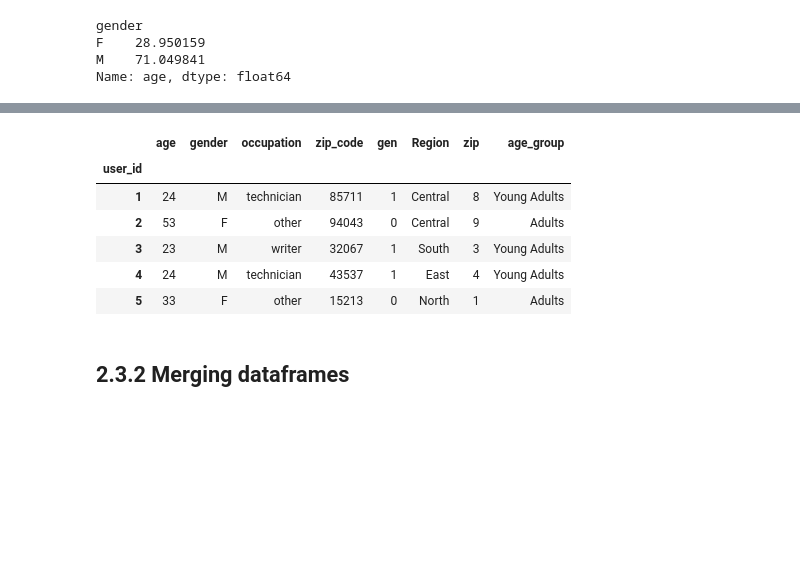
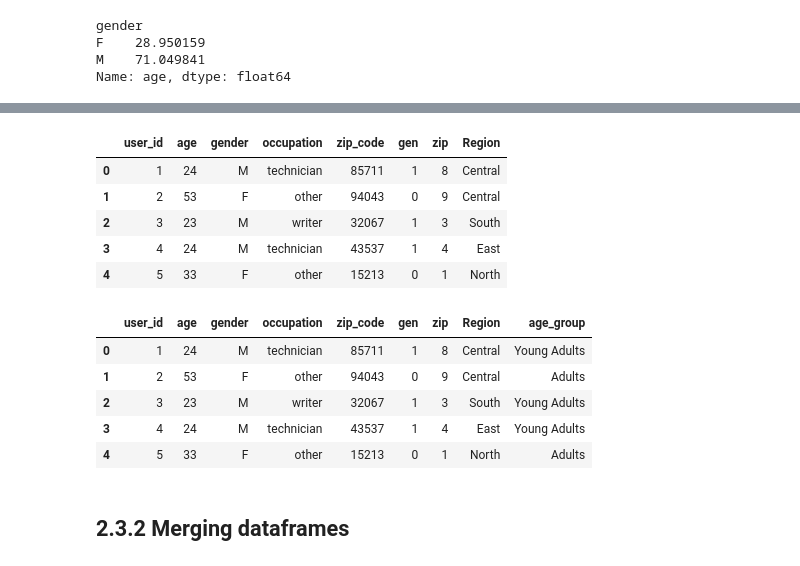
Before and after one commit to uliang/MS_Python_Training, a Jupyter notebook: Unit 2.3 Data Manipulations.ipynb, the cells around one changed output, grey strips where cells are left out. Drawn from its saved outputs; the diff is of its cells as text; code cells hidden in the pictures; blank space fills up the shorter version.

```diff
--- a/Unit 2.3 Data Manipulations.ipynb
+++ b/Unit 2.3 Data Manipulations.ipynb
@@ -250,6 +252,6 @@ Name: age, dtype: float64
 # %%
 # What are the percentages of male users for each occupation?
 # First, create a new column to convert string to numbers/boolean
-user['gen'] = user['gender'].apply(lambda x: 1 if x=='M' else 0)
+user['gen'] = user['gender'].map({'M': 1, 'F': 0})
 user.head()
 # %% [output]
@@ -315,20 +328,27 @@ First digit of zip_code => Region
 # %%
 # Write a function to return a new column with 'Region'
-#def get_region(x):
-#    x = pd.to_numeric(x, errors='coerce')
-#    if x in [0,1]:
-#        return 'North'
-#    elif x in [2,3]:
-#        return 'South'
-#    elif x in [4,5]:
-#        return 'East'
-#    elif x in [6,7]:
-#        return 'West'
-#    elif x in [8,9]:
-#        return 'Central'
-#    else:
-#        return None
+def get_region(x):
+    x = pd.to_numeric(x, errors='coerce')
+    if x <= 1:
+        return 'North'
+    elif x <= 3:
+        return 'South'
+    elif x <= 5:
+        return 'East'
+    elif x <= 7:
+        return 'West'
+    elif x <= 9:
+        return 'Central'
+    else:
+        return None
 
-#user['zip'] = user['zip_code'].str[0].astype('int')
-#user['Region'] = user['zip'].apply(get_region)
-#user.head()
+user['zip'] = user['zip_code'].str[0]
+user['Region'] = user['zip'].apply(get_region)
+user.head()
+# %% [output]
+|  | user_id | age | gender | occupation | zip_code | gen | zip | Region |
+| 0 | 1 | 24 | M | technician | 85711 | 1 | 8 | Central |
+| 1 | 2 | 53 | F | other | 94043 | 0 | 9 | Central |
+| 2 | 3 | 23 | M | writer | 32067 | 1 | 3 | South |
+| 3 | 4 | 24 | M | technician | 43537 | 1 | 4 | East |
+| 4 | 5 | 33 | F | other | 15213 | 0 | 1 | North |
@@ -339,22 +357,21 @@ First digit of zip_code => Region
 # %%
-#def get_age_group(x):
-#    if x < 25:
-#        return 'Young Adults'
-#    elif x <= 60:
-#        return 'Adults'
-#    else:
-#        return 'Senior Citizens'
+def get_age_group(x):
+    if x < 25:
+        return 'Young Adults'
+    elif x <= 60:
+        return 'Adults'
+    else:
+        return 'Senior Citizens'
 # %%
-#user['age_group'] = user['age'].apply(get_age_group)
-#user.head()
+user['age_group'] = user['age'].apply(get_age_group)
+user.head()
 # %% [output]
-|  | age | gender | occupation | zip_code | gen | Region | zip | age_group |
-| user_id |  |  |  |  |  |  |  |  |
-| 1 | 24 | M | technician | 85711 | 1 | Central | 8 | Young Adults |
-| 2 | 53 | F | other | 94043 | 0 | Central | 9 | Adults |
-| 3 | 23 | M | writer | 32067 | 1 | South | 3 | Young Adults |
-| 4 | 24 | M | technician | 43537 | 1 | East | 4 | Young Adults |
-| 5 | 33 | F | other | 15213 | 0 | North | 1 | Adults |
+|  | user_id | age | gender | occupation | zip_code | gen | zip | Region | age_group |
+| 0 | 1 | 24 | M | technician | 85711 | 1 | 8 | Central | Young Adults |
+| 1 | 2 | 53 | F | other | 94043 | 0 | 9 | Central | Adults |
+| 2 | 3 | 23 | M | writer | 32067 | 1 | 3 | South | Young Adults |
+| 3 | 4 | 24 | M | technician | 43537 | 1 | 4 | East | Young Adults |
+| 4 | 5 | 33 | F | other | 15213 | 0 | 1 | North | Adults |
 # %%
 #user.groupby(['age_group','gender'])['age'].describe().columns
 # %% [markdown]
```
Also changed, not shown: parts of 23 cells of this notebook, 2 other files.
